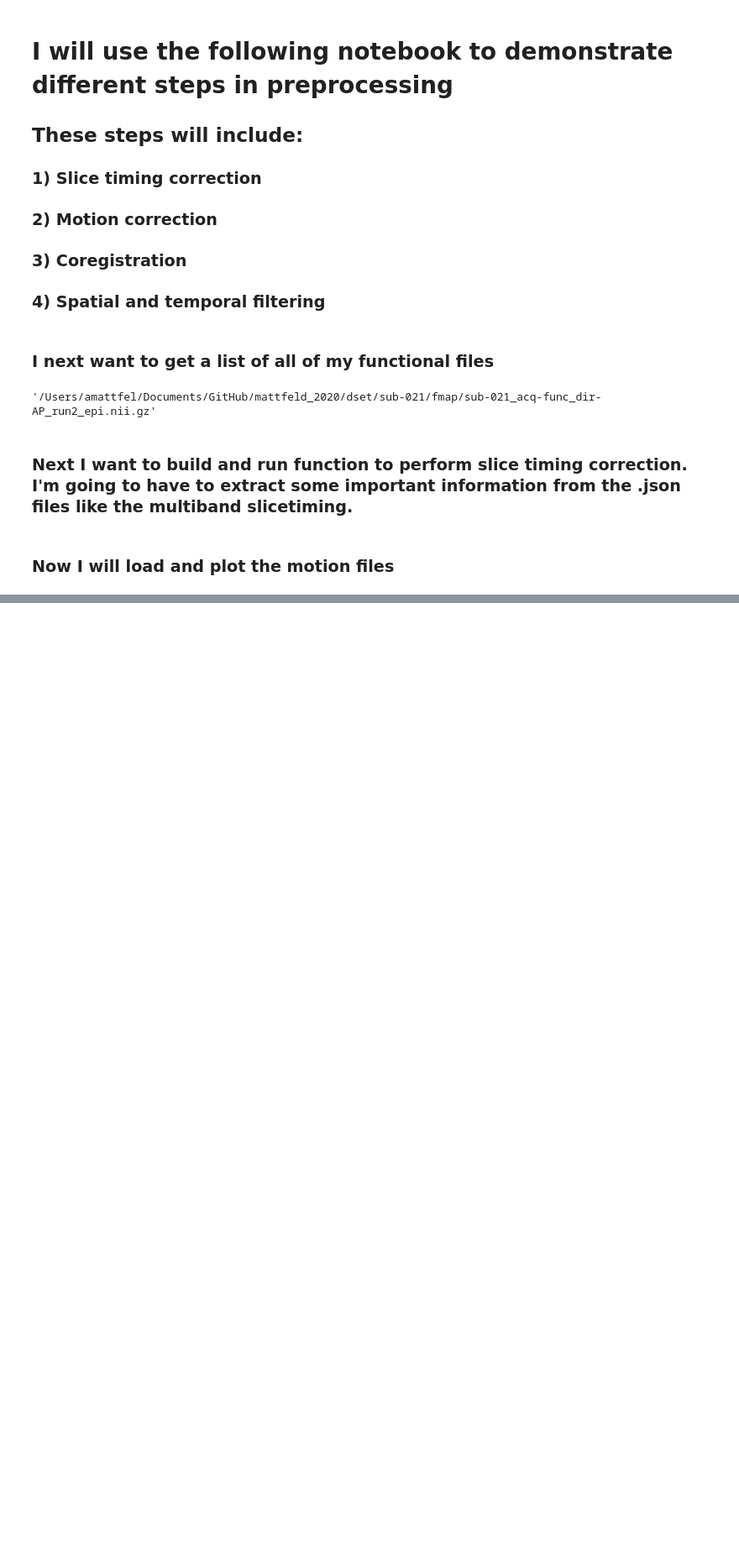
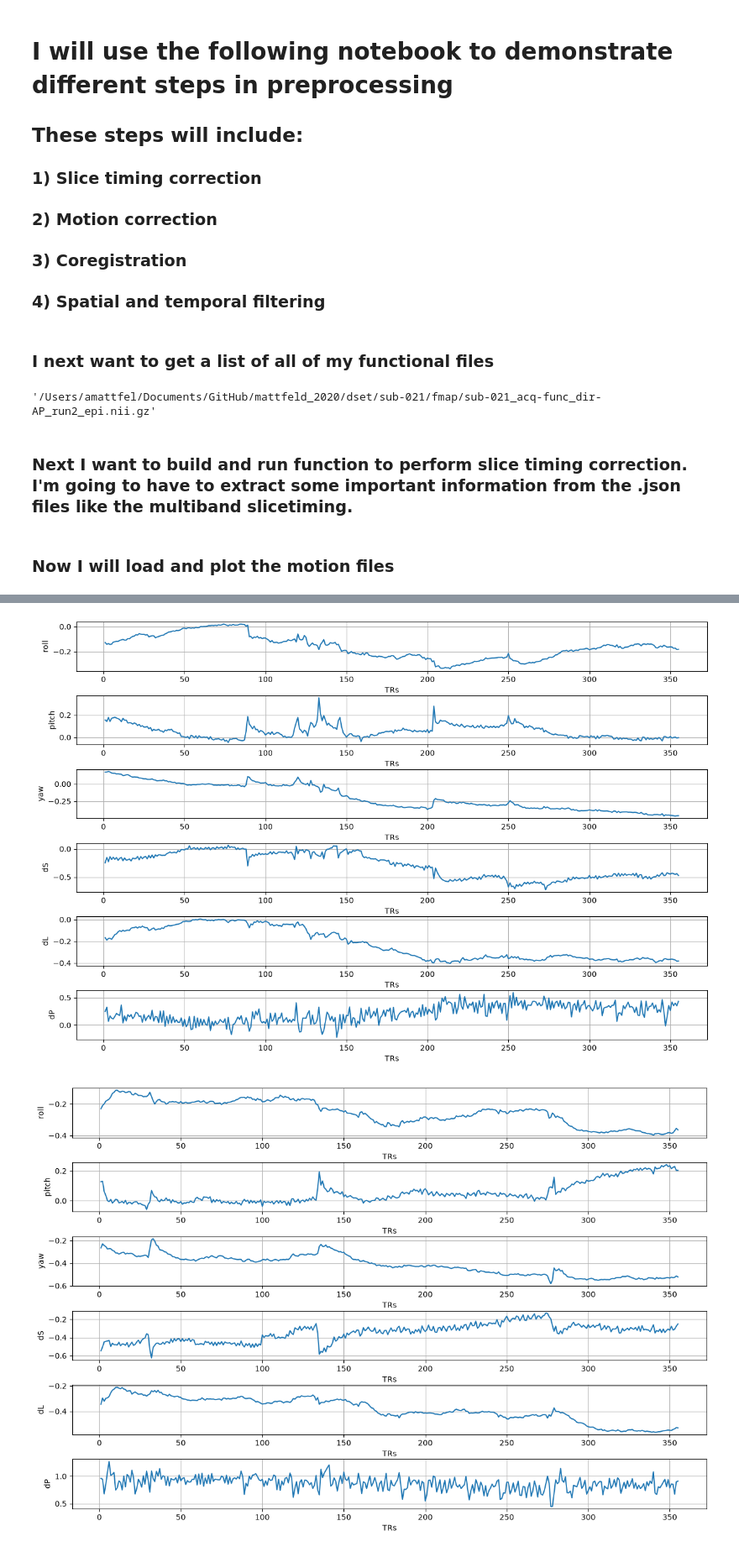
Before and after one commit to PSB6351/Mattfeld_PSB6351, a Jupyter notebook: code/psb6351_preproc.ipynb, the cells around one changed output, grey strips where cells are left out. Shown at 84% size. Saved outputs shown, nothing was run; the diff lists cells and outputs as text; code cells hidden in the pictures; blank space fills up the shorter version.

Commit message:
Preproc nodes and plotting on Jupyter notebook

```diff
--- a/code/psb6351_preproc.ipynb
+++ b/code/psb6351_preproc.ipynb
@@ -150,14 +150,3 @@ psb6351_wf.run(plugin='SLURM',
                             'overwrite':True})
 # %% [markdown]
 ### Now I will load and plot the motion files
-# %%
-motion_dir = os.path.join(base_dir, f'derivatives/sub-{sid[0]}/motion')
-study_motion_files = GET YOUR MOTION FILES
-
-for curr_mot_file in study_motion_files:
-
-    ITERATE OVER THE AND USE MATPLOTLIB TO PLOT THEM AS LINE PLOTS
-
-    plt.show()
-
-SHOULD LOOK LIKE OUTPUT BELOW IN THE END...NOTE THE SCALE ON Y-AXIS
@@ -168,0 +153,28 @@ SHOULD LOOK LIKE OUTPUT BELOW IN THE END...NOTE THE SCALE ON Y-AXIS
+# %%
+motion_dir = '/home/amele052/preproc_assignment/psb6351_wf/_subject_id_sub-021/volreg/mapflow'
+study_motion_files = sorted(glob(os.path.join(motion_dir, '_volreg*', '*.1D')))
+
+for curr_mot_file in study_motion_files:
+    motion_df = pd.read_csv(curr_mot_file, sep="  ", header=None)
+    motion_df.columns =['roll', 'pitch', 'yaw', 'dS', 'dL', 'dP']
+
+    num_vols = range(1, len(motion_df)+1)
+    fig, axs = plt.subplots(motion_df.shape[1], 1, figsize = (15, 10))
+    # make a little extra space between the subplots
+    fig.subplots_adjust(hspace=0.5)
+
+    for idx, curr_col in enumerate(motion_df.keys()):
+        axs[idx].plot(num_vols, motion_df[f'{curr_col}'])
+        axs[idx].set_xlabel('TRs')
+        axs[idx].set_ylabel(f'{curr_col}')
+        axs[idx].grid(True)
+
+    plt.show()
+
+
+#ITERATE OVER THE AND USE MATPLOTLIB TO PLOT THEM AS LINE PLOTS
+
+#SHOULD LOOK LIKE OUTPUT BELOW IN THE END...NOTE THE SCALE ON Y-AXIS
+# %% [output]
+[figure, added]
+[figure, added]
```
Also changed, not shown: parts of 2 cells of this notebook, 1 other file.
